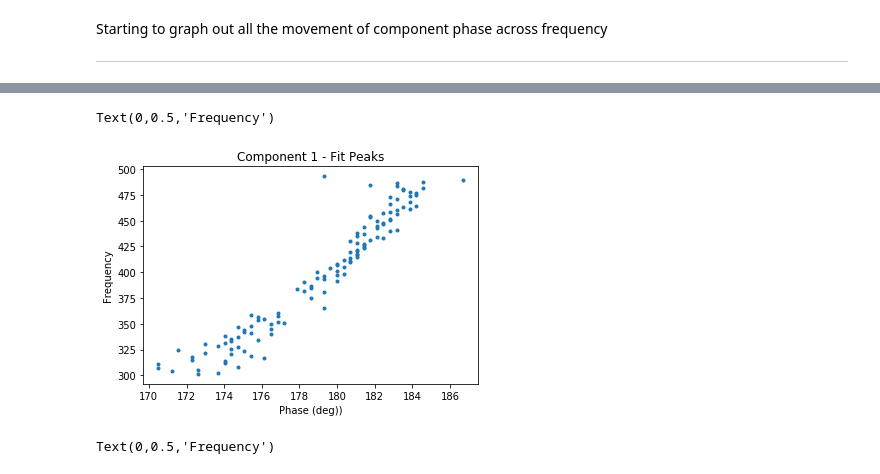
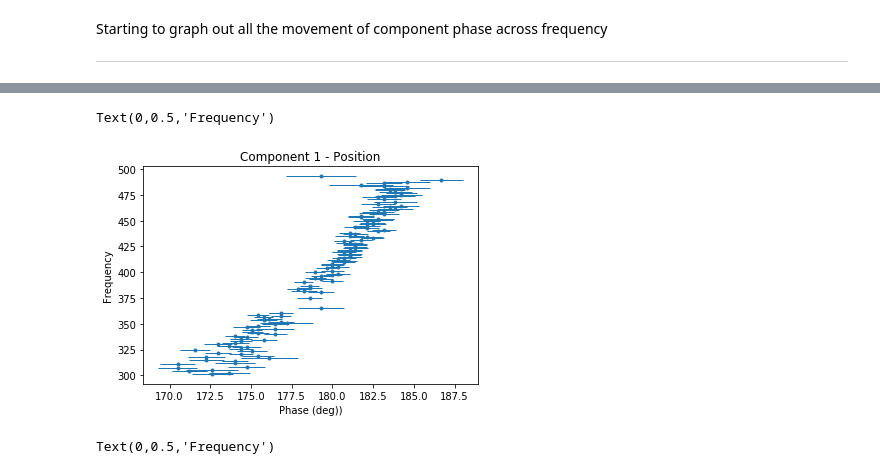
Before and after one commit to lisa53396/19SS-B0818-41, a Jupyter notebook: python_scripts/Component_Separation_RFI_Removed.ipynb, the cells around one changed output, grey strips where cells are left out. Drawn from its saved outputs; the diff is of its cells as text; code cells hidden in the pictures.

```diff
--- a/python_scripts/Component_Separation_RFI_Removed.ipynb
+++ b/python_scripts/Component_Separation_RFI_Removed.ipynb
@@ -317,19 +337,22 @@ Starting to graph out all the movement of component phase across frequency
 # %%
 phase_comp1=[]
 frequency_comp1=[]
+comp1_err=[]
 
 for i in range(0,len(fit_components)):
   if fit_components[i][1][0] != 0:
     phase_comp1.append(fit_components[i][1][0])
     frequency_comp1.append(fit_components[i][0])
+    comp1_err.append(fit_components[i][3][0])
 # %%
-py.plot(phase_comp1,frequency_comp1, '.')
-py.title('Component 1 - Fit Peaks')
+#py.plot(frequency_comp1,phase_comp1, '.')
+py.errorbar(phase_comp1,frequency_comp1, xerr=comp1_err, fmt='.', lw=1, label='data')
+py.title('Component 1 - Position')
 py.xlabel('Phase (deg))')
 py.ylabel('Frequency')
 # %% [output]
 Text(0,0.5,'Frequency')
-[figure, old version]
+[figure, new version]
 # %%
 phase_comp2=[]
 frequency_comp2=[]
```
Also changed, not shown: parts of 4 cells of this notebook, 2 other files.
